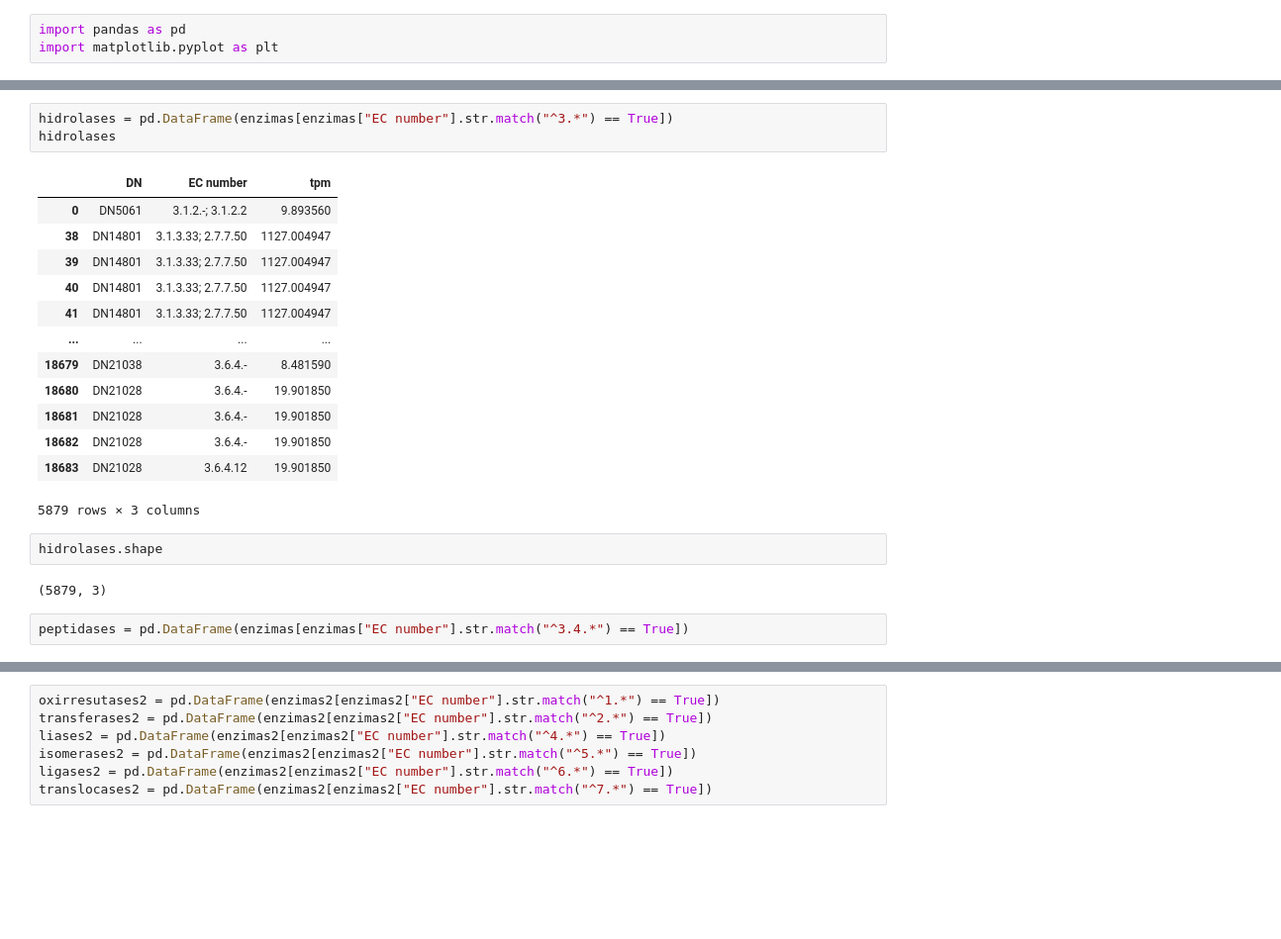
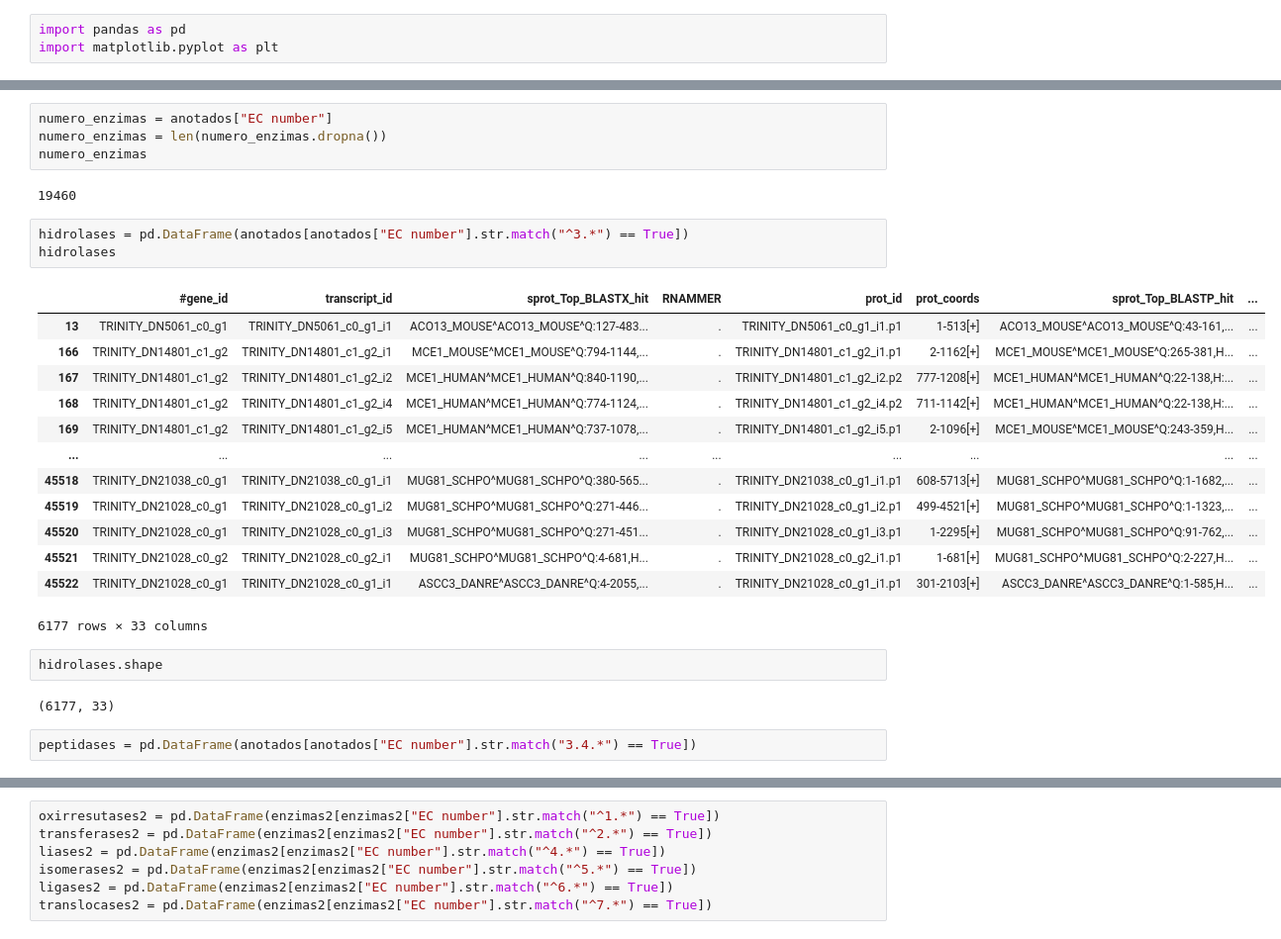
Before and after one commit to juliaradula/rhizomucor_miehei_transcriptome, a Jupyter notebook: transcriptome_mapping.ipynb, the cells around one changed output, grey strips where cells are left out. Shown: that part at 99% size. Cells and saved outputs as stored; diff of their text form; blank space fills up the shorter version.

```diff
--- a/transcriptome_mapping.ipynb
+++ b/transcriptome_mapping.ipynb
@@ -26,26 +25,32 @@ enzimas.shape
+# %%
+numero_enzimas = anotados["EC number"]
+numero_enzimas = len(numero_enzimas.dropna())
+numero_enzimas
+# %% [output]
+19460
 # %%
-hidrolases = pd.DataFrame(enzimas[enzimas["EC number"].str.match("^3.*") == True])
+hidrolases = pd.DataFrame(anotados[anotados["EC number"].str.match("^3.*") == True])
 hidrolases
 # %% [output]
-|  | DN | EC number | tpm |
-| 0 | DN5061 | 3.1.2.-; 3.1.2.2 | 9.893560 |
-| 38 | DN14801 | 3.1.3.33; 2.7.7.50 | 1127.004947 |
-| 39 | DN14801 | 3.1.3.33; 2.7.7.50 | 1127.004947 |
-| 40 | DN14801 | 3.1.3.33; 2.7.7.50 | 1127.004947 |
-| 41 | DN14801 | 3.1.3.33; 2.7.7.50 | 1127.004947 |
-| ... | ... | ... | ... |
-| 18679 | DN21038 | 3.6.4.- | 8.481590 |
-| 18680 | DN21028 | 3.6.4.- | 19.901850 |
-| 18681 | DN21028 | 3.6.4.- | 19.901850 |
-| 18682 | DN21028 | 3.6.4.- | 19.901850 |
-| 18683 | DN21028 | 3.6.4.12 | 19.901850 |
+|  | #gene_id | transcript_id | sprot_Top_BLASTX_hit | RNAMMER | prot_id | prot_coords | sprot_Top_BLASTP_hit | ... |
+| 13 | TRINITY_DN5061_c0_g1 | TRINITY_DN5061_c0_g1_i1 | ACO13_MOUSE^ACO13_MOUSE^Q:127-483... | . | TRINITY_DN5061_c0_g1_i1.p1 | 1-513[+] | ACO13_MOUSE^ACO13_MOUSE^Q:43-161,... | ... |
+| 166 | TRINITY_DN14801_c1_g2 | TRINITY_DN14801_c1_g2_i1 | MCE1_MOUSE^MCE1_MOUSE^Q:794-1144,... | . | TRINITY_DN14801_c1_g2_i1.p1 | 2-1162[+] | MCE1_MOUSE^MCE1_MOUSE^Q:265-381,H... | ... |
+| 167 | TRINITY_DN14801_c1_g2 | TRINITY_DN14801_c1_g2_i2 | MCE1_HUMAN^MCE1_HUMAN^Q:840-1190,... | . | TRINITY_DN14801_c1_g2_i2.p2 | 777-1208[+] | MCE1_HUMAN^MCE1_HUMAN^Q:22-138,H:... | ... |
+| 168 | TRINITY_DN14801_c1_g2 | TRINITY_DN14801_c1_g2_i4 | MCE1_HUMAN^MCE1_HUMAN^Q:774-1124,... | . | TRINITY_DN14801_c1_g2_i4.p2 | 711-1142[+] | MCE1_HUMAN^MCE1_HUMAN^Q:22-138,H:... | ... |
+| 169 | TRINITY_DN14801_c1_g2 | TRINITY_DN14801_c1_g2_i5 | MCE1_HUMAN^MCE1_HUMAN^Q:737-1078,... | . | TRINITY_DN14801_c1_g2_i5.p1 | 2-1096[+] | MCE1_MOUSE^MCE1_MOUSE^Q:243-359,H... | ... |
+| ... | ... | ... | ... | ... | ... | ... | ... | ... |
+| 45518 | TRINITY_DN21038_c0_g1 | TRINITY_DN21038_c0_g1_i1 | MUG81_SCHPO^MUG81_SCHPO^Q:380-565... | . | TRINITY_DN21038_c0_g1_i1.p1 | 608-5713[+] | MUG81_SCHPO^MUG81_SCHPO^Q:1-1682,... | ... |
+| 45519 | TRINITY_DN21028_c0_g1 | TRINITY_DN21028_c0_g1_i2 | MUG81_SCHPO^MUG81_SCHPO^Q:271-446... | . | TRINITY_DN21028_c0_g1_i2.p1 | 499-4521[+] | MUG81_SCHPO^MUG81_SCHPO^Q:1-1323,... | ... |
+| 45520 | TRINITY_DN21028_c0_g1 | TRINITY_DN21028_c0_g1_i3 | MUG81_SCHPO^MUG81_SCHPO^Q:271-451... | . | TRINITY_DN21028_c0_g1_i3.p1 | 1-2295[+] | MUG81_SCHPO^MUG81_SCHPO^Q:91-762,... | ... |
+| 45521 | TRINITY_DN21028_c0_g2 | TRINITY_DN21028_c0_g2_i1 | MUG81_SCHPO^MUG81_SCHPO^Q:4-681,H... | . | TRINITY_DN21028_c0_g2_i1.p1 | 1-681[+] | MUG81_SCHPO^MUG81_SCHPO^Q:2-227,H... | ... |
+| 45522 | TRINITY_DN21028_c0_g1 | TRINITY_DN21028_c0_g1_i1 | ASCC3_DANRE^ASCC3_DANRE^Q:4-2055,... | . | TRINITY_DN21028_c0_g1_i1.p1 | 301-2103[+] | ASCC3_DANRE^ASCC3_DANRE^Q:1-585,H... | ... |
-5879 rows × 3 columns
+6177 rows × 33 columns
 # %%
 hidrolases.shape
 # %% [output]
-(5879, 3)
+(6177, 33)
 # %%
-peptidases = pd.DataFrame(enzimas[enzimas["EC number"].str.match("^3.4.*") == True])
+peptidases = pd.DataFrame(anotados[anotados["EC number"].str.match("3.4.*") == True])
 # %%
 peptidases.shape
 # %% [output]
```
Also changed, not shown: parts of 26 cells of this notebook.
